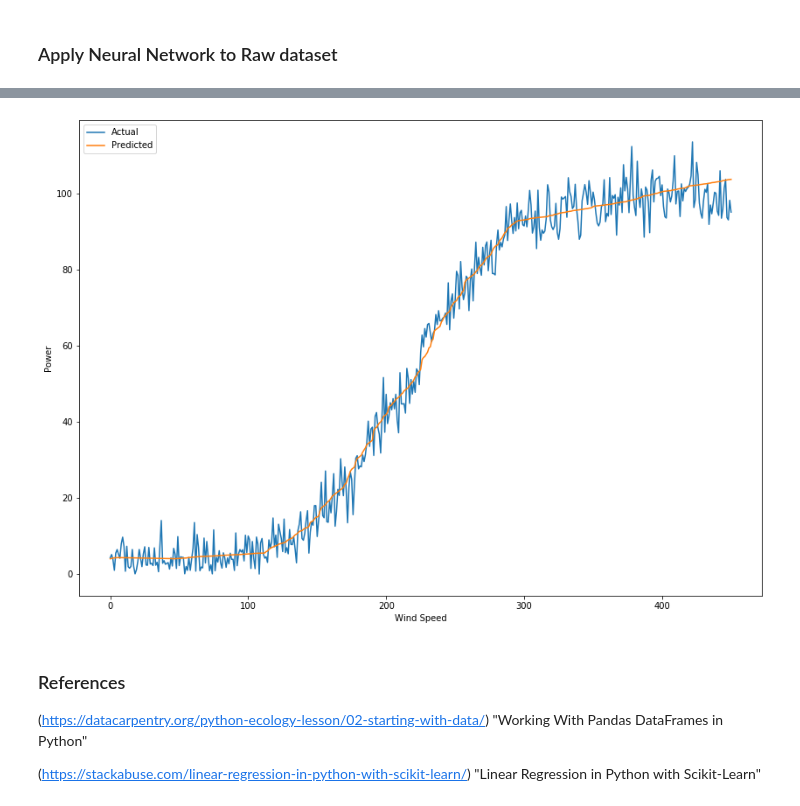
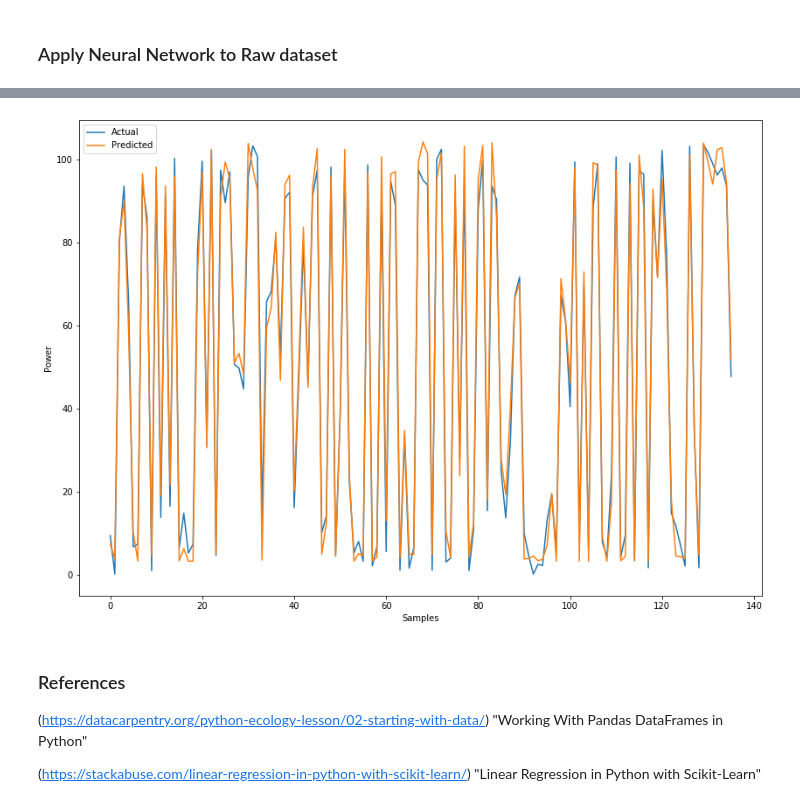
Before and after one commit to moranneil/MACHINE_LEARNING_AND_STATISTICS_PROJECT_2020, a Jupyter notebook: MACHINE LEARNING AND STATISTICS PROJECT 2021.ipynb, the cells around one changed output, grey strips where cells are left out. Saved outputs shown, nothing was run; the diff lists cells and outputs as text; code cells hidden in the pictures.

```diff
--- a/MACHINE LEARNING AND STATISTICS PROJECT 2021.ipynb
+++ b/MACHINE LEARNING AND STATISTICS PROJECT 2021.ipynb
@@ -255,8 +296,8 @@ x_train_c, x_test_c, y_train_c, y_test_c = train_test_split(x_c, y_c, test_size=
 # %%
-#The linear regression class is imported and the fit method is called on the train variables x_c & y_c
-from sklearn.linear_model import LinearRegression
-regressor = LinearRegression()
-regressor.fit(x_train_c, y_train_c)
+#The linear regression class is imported and the fit method is called on the train variables x_train_c & y_train_c
+
+model = lin.LinearRegression()
+model.fit(x_train_c, y_train_c)
 # %% [output]
 LinearRegression(copy_X=True, fit_intercept=True, n_jobs=None, normalize=False)
 # %%
@@ -472 +586,4 @@ plt.show()
+# %%
+# Train the neural network.
+modelNC = sknn.MLPRegressor(max_iter=10000).fit(x_train_c, y_train_c)
 # %%
@@ -498,3 +612,6 @@ array([[4.33100000e+00, 4.06156553e+00],
+# %%
+# Run the predictor for the x test set
+y_predNC = modelNC.predict(x_test_c)
 # %%
 #calculate MAE, MSE, RMSE
 
@@ -514,13 +676,20 @@ Coefficient of variation:  7.928114316291127
+# %%
+#The y test values are complared with the y predicted values in a Dataframe for the Cleaned Dataset
+
+cleaned_dfcompareNC = pd.DataFrame({'Actual': y_test_c, 'Predicted': y_predNC})
+pd.set_option('display.max_rows', 500)
+#pd.option_context('max_rows', None, 'display.max_columns', None)
+cleaned_dfcompareNC
 # %%
 plt.figure(figsize=(14,10))
-plt.plot(y_c, label='Actual')
-plt.plot(regr.predict(x_c), label='Predicted')
+plt.plot(cleaned_dfcompareNC.Actual, label='Actual')
+plt.plot(cleaned_dfcompareNC.Predicted, label='Predicted')
 plt.ylabel('Power')
-plt.xlabel('Wind Speed')
+plt.xlabel('Samples')
 plt.legend()
 plt.show()
 # %% [output]
-[figure, old version]
+[figure, new version]
 # %% [markdown]
 ### References
 
```
Also changed, not shown: parts of 79 cells of this notebook, 7 other files.
